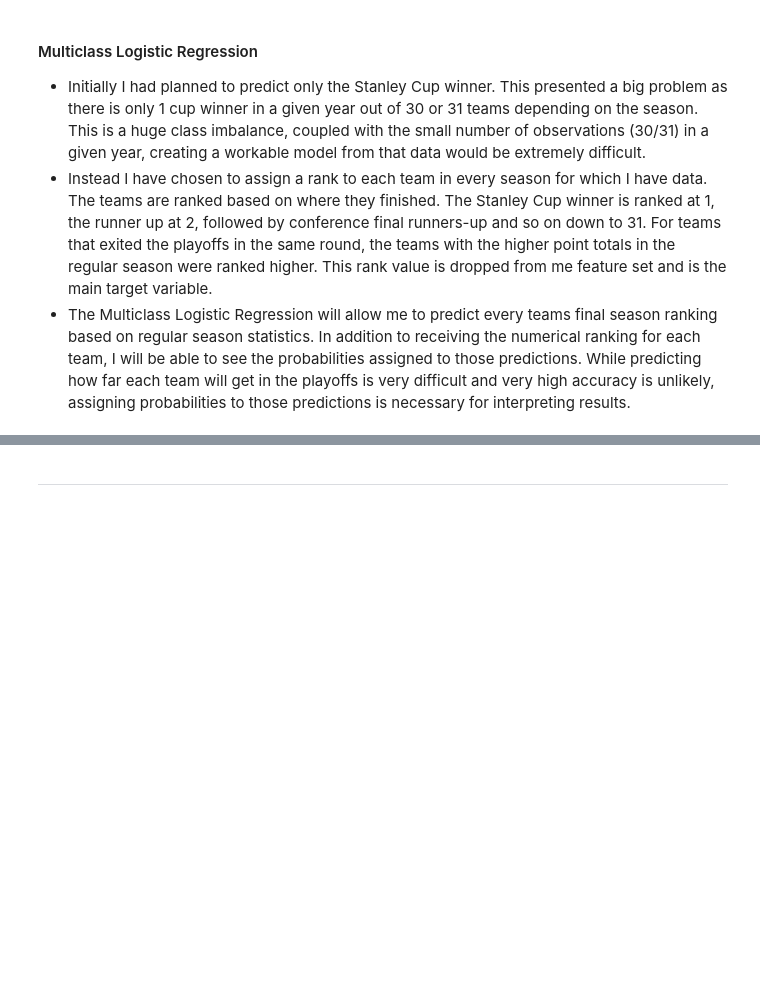
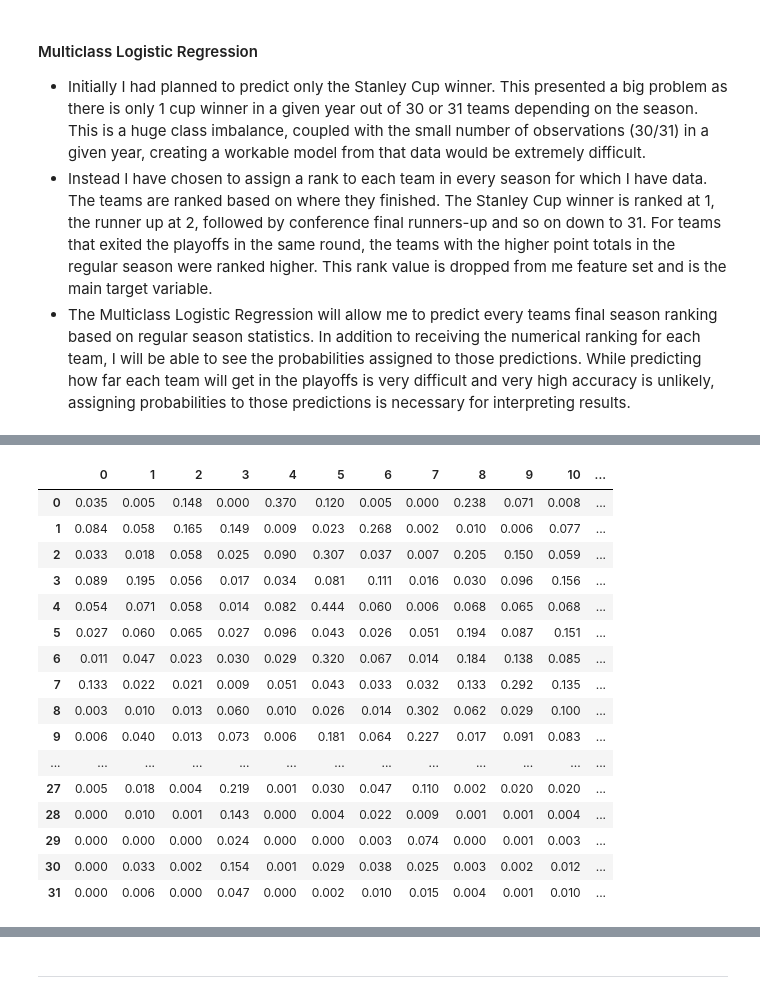
Before and after one commit to cmanley10/Predicting-NHL-Team-Success, a Jupyter notebook: Modeling.ipynb, the cells around one changed output, grey strips where cells are left out. Drawn from its saved outputs; the diff is of its cells as text; code cells hidden in the pictures; blank space fills up the shorter version.

```diff
--- a/Modeling.ipynb
+++ b/Modeling.ipynb
@@ -133,6 +176,26 @@ y_t = pd.Series(y_test['rank'])
 preds = pd.Series(predictions)
 
 probs_df = pd.DataFrame(probs).round(decimals=3)
+# %%
+probs_df
+# %% [output]
+|  | 0 | 1 | 2 | 3 | 4 | 5 | 6 | 7 | 8 | 9 | 10 | ... |
+| 0 | 0.035 | 0.005 | 0.148 | 0.000 | 0.370 | 0.120 | 0.005 | 0.000 | 0.238 | 0.071 | 0.008 | ... |
+| 1 | 0.084 | 0.058 | 0.165 | 0.149 | 0.009 | 0.023 | 0.268 | 0.002 | 0.010 | 0.006 | 0.077 | ... |
+| 2 | 0.033 | 0.018 | 0.058 | 0.025 | 0.090 | 0.307 | 0.037 | 0.007 | 0.205 | 0.150 | 0.059 | ... |
+| 3 | 0.089 | 0.195 | 0.056 | 0.017 | 0.034 | 0.081 | 0.111 | 0.016 | 0.030 | 0.096 | 0.156 | ... |
+| 4 | 0.054 | 0.071 | 0.058 | 0.014 | 0.082 | 0.444 | 0.060 | 0.006 | 0.068 | 0.065 | 0.068 | ... |
+| 5 | 0.027 | 0.060 | 0.065 | 0.027 | 0.096 | 0.043 | 0.026 | 0.051 | 0.194 | 0.087 | 0.151 | ... |
+| 6 | 0.011 | 0.047 | 0.023 | 0.030 | 0.029 | 0.320 | 0.067 | 0.014 | 0.184 | 0.138 | 0.085 | ... |
+| 7 | 0.133 | 0.022 | 0.021 | 0.009 | 0.051 | 0.043 | 0.033 | 0.032 | 0.133 | 0.292 | 0.135 | ... |
+| 8 | 0.003 | 0.010 | 0.013 | 0.060 | 0.010 | 0.026 | 0.014 | 0.302 | 0.062 | 0.029 | 0.100 | ... |
+| 9 | 0.006 | 0.040 | 0.013 | 0.073 | 0.006 | 0.181 | 0.064 | 0.227 | 0.017 | 0.091 | 0.083 | ... |
+| ... | ... | ... | ... | ... | ... | ... | ... | ... | ... | ... | ... | ... |
+| 27 | 0.005 | 0.018 | 0.004 | 0.219 | 0.001 | 0.030 | 0.047 | 0.110 | 0.002 | 0.020 | 0.020 | ... |
+| 28 | 0.000 | 0.010 | 0.001 | 0.143 | 0.000 | 0.004 | 0.022 | 0.009 | 0.001 | 0.001 | 0.004 | ... |
+| 29 | 0.000 | 0.000 | 0.000 | 0.024 | 0.000 | 0.000 | 0.003 | 0.074 | 0.000 | 0.001 | 0.003 | ... |
+| 30 | 0.000 | 0.033 | 0.002 | 0.154 | 0.001 | 0.029 | 0.038 | 0.025 | 0.003 | 0.002 | 0.012 | ... |
+| 31 | 0.000 | 0.006 | 0.000 | 0.047 | 0.000 | 0.002 | 0.010 | 0.015 | 0.004 | 0.001 | 0.010 | ... |
 # %%
 results = pd.DataFrame(data=[ind, y_t.values, preds]).T
 
```
Also changed, not shown: parts of 19 cells of this notebook, 20 other files.
